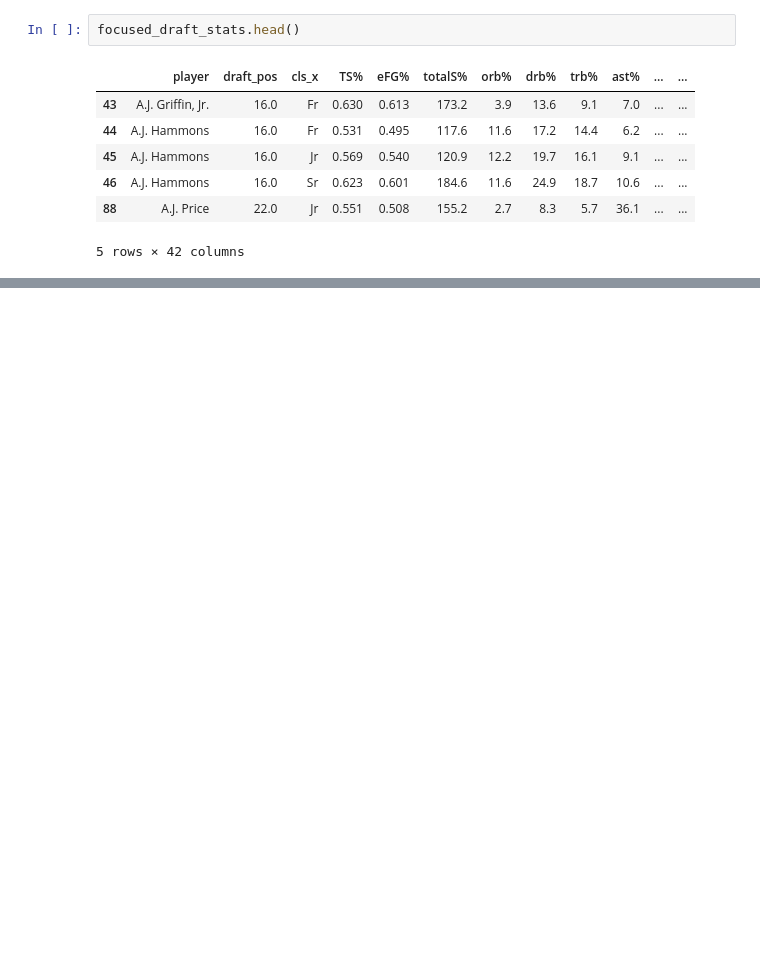
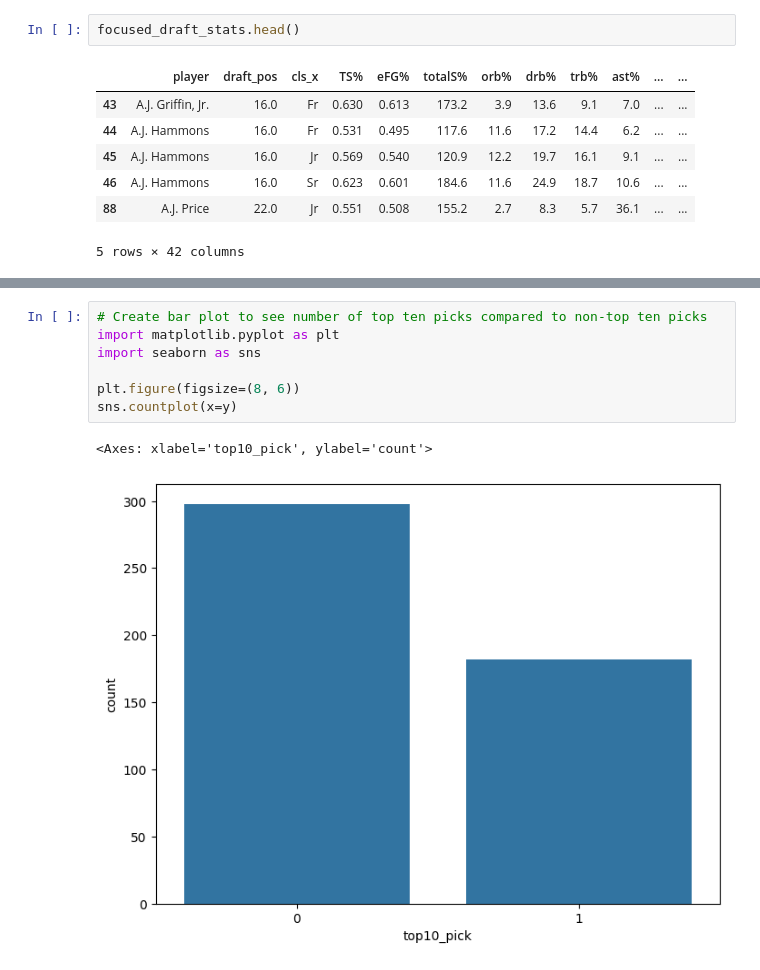
Before and after one commit to JonathanC12/Data-Mining-Project-2---Classification---NBA-Draft, a Jupyter notebook: Project2_Work.ipynb, the cells around one changed output, grey strips where cells are left out. Drawn from its saved outputs; the diff is of its cells as text; blank space fills up the shorter version.

```diff
--- a/Project2_Work.ipynb
+++ b/Project2_Work.ipynb
@@ -254,0 +517,10 @@ complete_ncaa_top_ten_draft_stats
+# %%
+# Create bar plot to see number of top ten picks compared to non-top ten picks
+import matplotlib.pyplot as plt
+import seaborn as sns
+
+plt.figure(figsize=(8, 6))
+sns.countplot(x=y)
+# %% [output]
+<Axes: xlabel='top10_pick', ylabel='count'>
+[figure, added]
```
Also changed, not shown: parts of 90 cells of this notebook.
